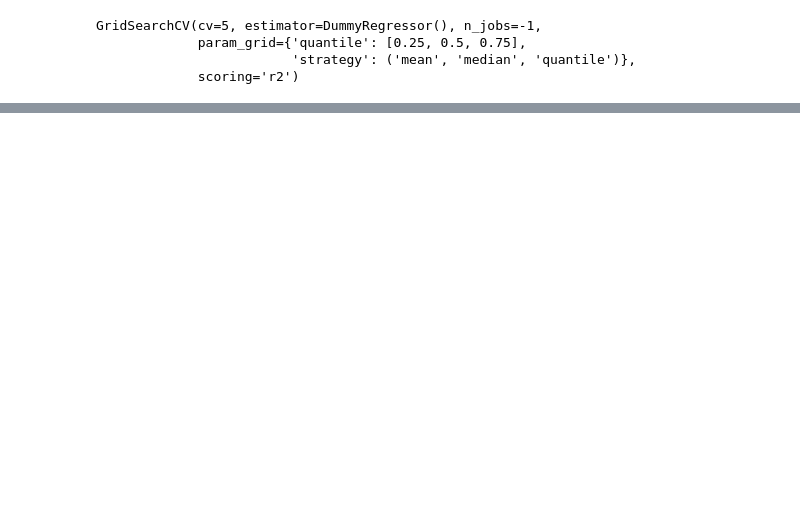
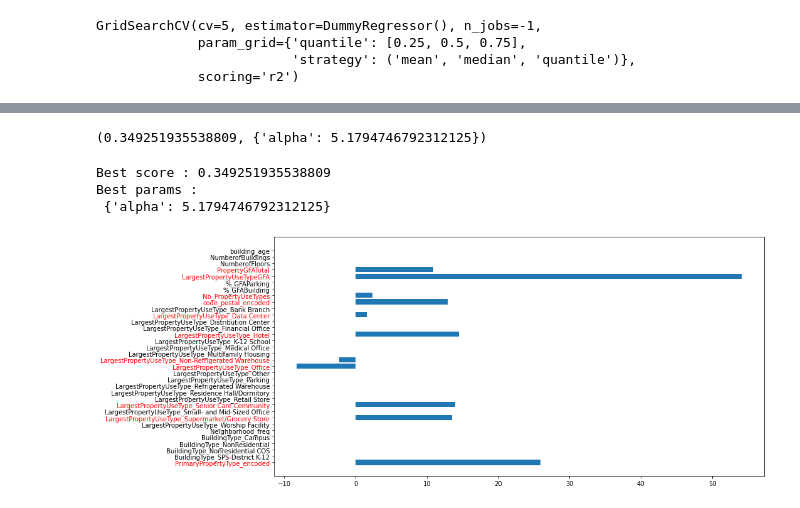
Before and after one commit to Cyr-dcx/LinearRegression-for-building-consumption, a Jupyter notebook: notebooks/exploration.ipynb, the cells around one changed output, grey strips where cells are left out. Saved outputs shown, nothing was run; the diff lists cells and outputs as text; code cells hidden in the pictures; blank space fills up the shorter version.

```diff
--- a/notebooks/exploration.ipynb
+++ b/notebooks/exploration.ipynb
@@ -262,0 +326,12 @@ GridSearchCV(cv=5, estimator=DummyRegressor(), n_jobs=-1,
+# %%
+
+
+dummy_regr = DummyRegressor()
+parameters = {"strategy" : ("mean","median","quantile"),
+            "quantile" : [0.25,0.5,0.75]}
+grid_dummy = GridSearchCV(dummy_regr,
+                            param_grid=parameters,
+                            cv=5,
+                            n_jobs=-1,
+                            scoring="r2")
+grid_dummy.fit(X_scaled, y2)
@@ -273,0 +350,13 @@ DummyRegressor(quantile=0.25, strategy='median')
+# %%
+
+
+
+lasso = Lasso()
+alpha_space = np.logspace(-4, 2, 15)   # Checking for alpha from .0001 to 1 and finding the best value for alpha
+parameters = {"alpha" : alpha_space}
+grid_lasso = GridSearchCV(lasso,
+                            param_grid=parameters,
+                            cv=5,
+                            n_jobs=-1,
+                            scoring="r2")
+grid_lasso.fit(X_scaled, y1)
@@ -273,0 +370,5 @@ DummyRegressor(quantile=0.25, strategy='median')
+# %%
+# Best score,           # Best Params,
+grid_lasso.best_score_, grid_lasso.best_params_
+# %% [output]
+(0.349251935538809, {'alpha': 5.1794746792312125})
@@ -273,0 +382,28 @@ DummyRegressor(quantile=0.25, strategy='median')
+# %%
+results_printed(grid_lasso)
+# %% [output]
+Best score : 0.349251935538809
+Best params :
+ {'alpha': 5.1794746792312125}
+# %%
+features_coef = pd.DataFrame(grid_lasso.best_estimator_.coef_.reshape(1,-1), columns=list(X.columns))
+columns = list(reversed(features_coef.columns))
+coef = list(reversed(grid_lasso.best_estimator_.coef_))
+
+plt.figure(figsize=(14,7))
+# Créer un graphique à barres horizontales
+plt.barh(columns, coef)
+
+# Récupérer les étiquettes de l'axe des abscisses
+labels = plt.gca().get_yticklabels()
+
+# Parcourir les étiquettes et appliquer un style différent aux étiquettes non nulles
+for label, value in zip(labels, coef):
+    if value != -0:
+        label.set_color('red')  # Appliquer une couleur rouge aux étiquettes non nulles
+    else:
+        label.set_color('black')  # Appliquer une couleur noire aux étiquettes nulles
+
+plt.show()
+# %% [output]
+[figure, added]
```
Also changed, not shown: parts of 27 cells of this notebook.
